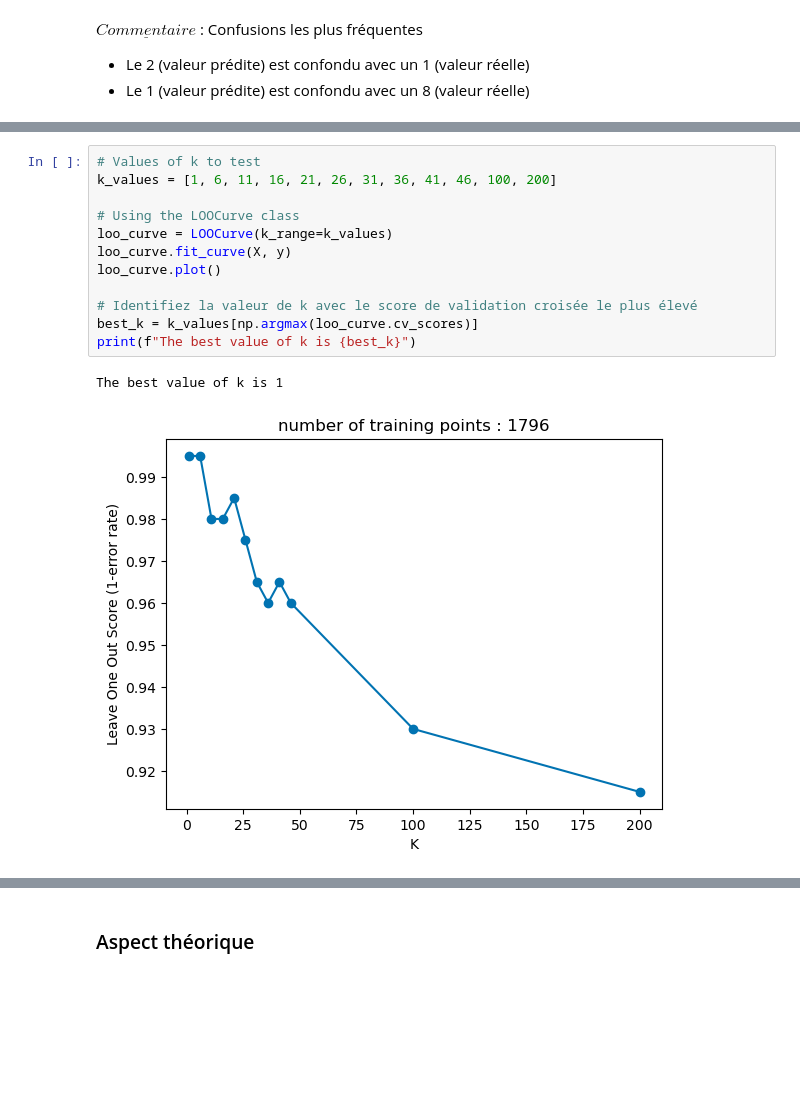
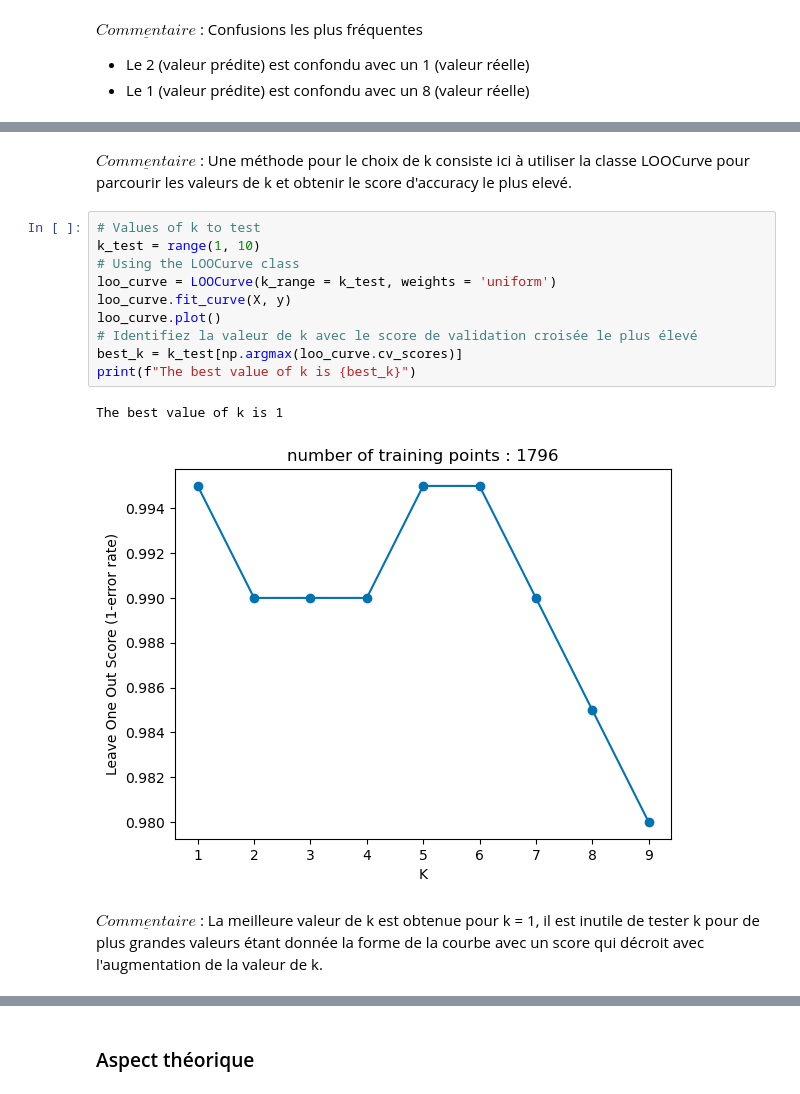
Before and after one commit to pralban/Machine-learning, a Jupyter notebook: TP2 KNN/tp2.ipynb, the cells around one changed output, grey strips where cells are left out. Drawn from its saved outputs; the diff is of its cells as text; blank space fills up the shorter version.

```diff
--- a/TP2 KNN/tp2.ipynb
+++ b/TP2 KNN/tp2.ipynb
@@ -566,18 +565,20 @@ plt.show()
  - Le 1 (valeur prédite) est confondu avec un 8 (valeur réelle)
 # %% [markdown]
 <img src="questions/14.png" alt="question 14" width="800"/>
+# %% [markdown]
+ $\underline{Commentaire}$ : Une méthode pour le choix de k consiste ici à utiliser la classe LOOCurve pour parcourir les valeurs de k et obtenir le score d'accuracy le plus elevé.
 # %%
 # Values of k to test
-k_values = [1, 6, 11, 16, 21, 26, 31, 36, 41, 46, 100, 200]
-
+k_test = range(1, 10)
 # Using the LOOCurve class
-loo_curve = LOOCurve(k_range=k_values)
+loo_curve = LOOCurve(k_range = k_test, weights = 'uniform')
 loo_curve.fit_curve(X, y)
 loo_curve.plot()
-
 # Identifiez la valeur de k avec le score de validation croisée le plus élevé
-best_k = k_values[np.argmax(loo_curve.cv_scores)]
+best_k = k_test[np.argmax(loo_curve.cv_scores)]
 print(f"The best value of k is {best_k}")
 # %% [output]
 The best value of k is 1
-[figure, old version]
+[figure, new version]
+# %% [markdown]
+ $\underline{Commentaire}$ : La meilleure valeur de k est obtenue pour k = 1, il est inutile de tester k pour de plus grandes valeurs étant donnée la forme de la courbe avec un score qui décroit avec l'augmentation de la valeur de k.
```
Also changed, not shown: parts of 15 cells of this notebook.
